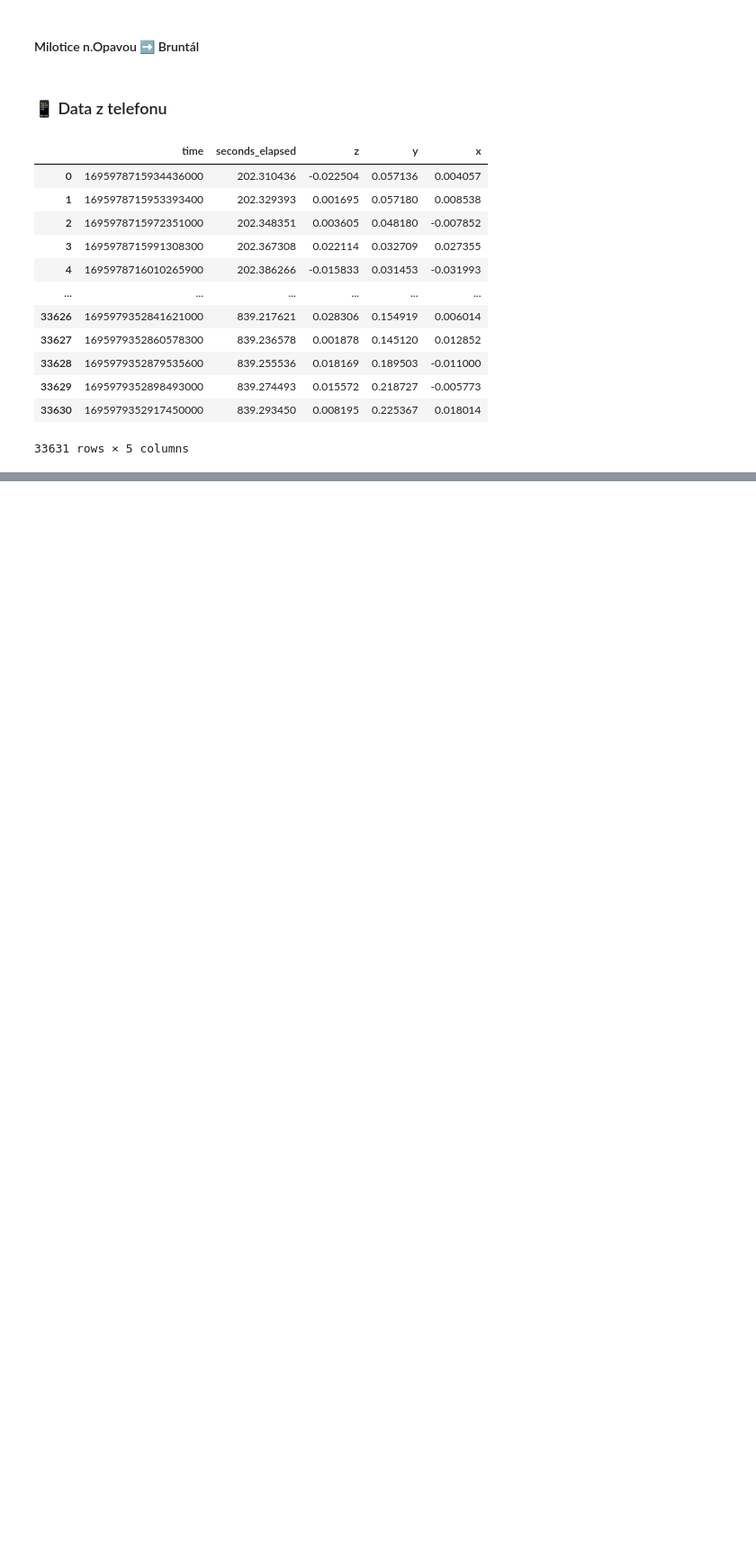
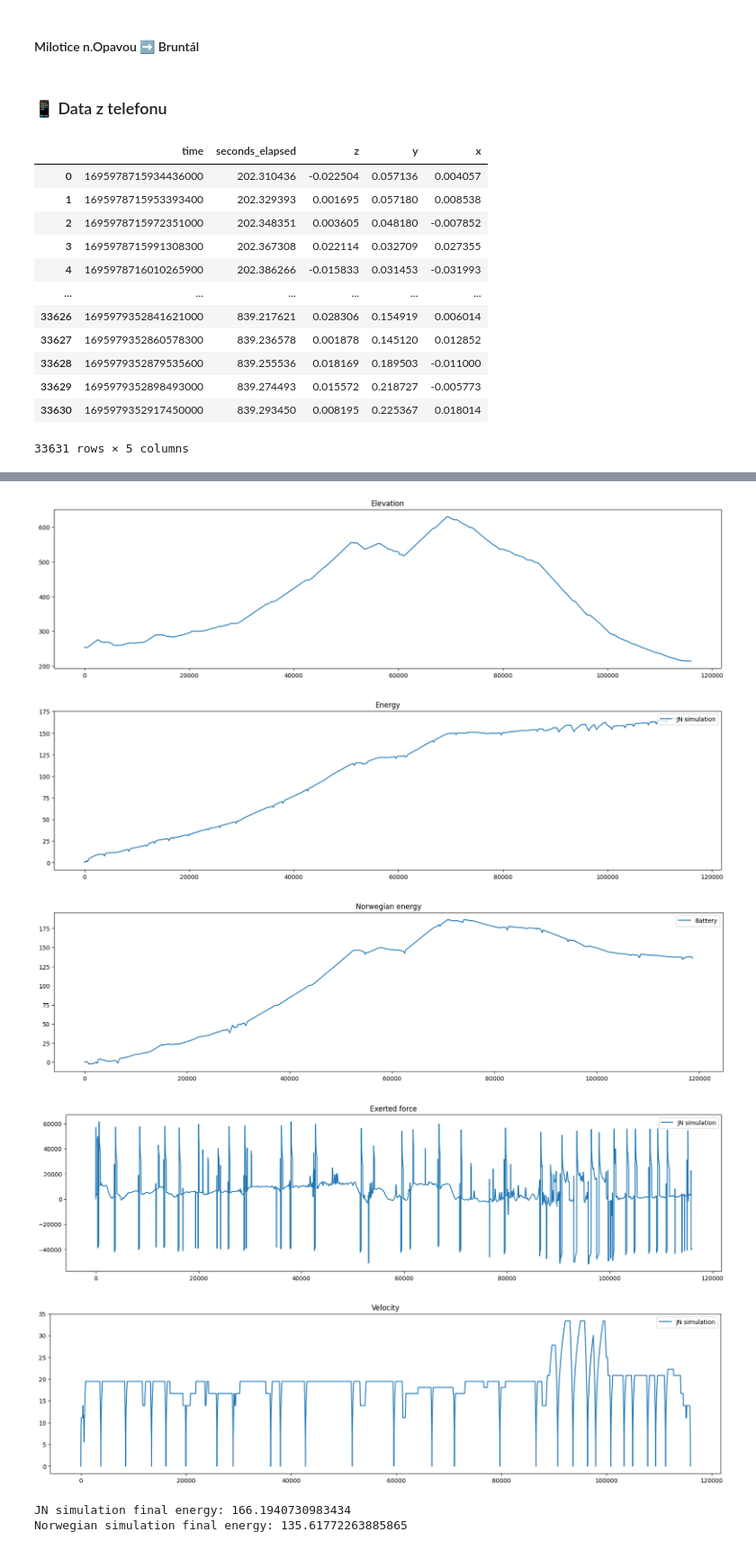
Before and after one commit to Sawy7/trainmap-consumption-api, a Jupyter notebook: train-exploration/train-exploration.ipynb, the cells around one changed output, grey strips where cells are left out. Shown at 90% size. Saved outputs shown, nothing was run; the diff lists cells and outputs as text; code cells hidden in the pictures; blank space fills up the shorter version.

Commit message:
First look at Norwegian simulation

```diff
--- a/train-exploration/train-exploration.ipynb
+++ b/train-exploration/train-exploration.ipynb
@@ -401,0 +489,27 @@ render_plot(
+# %%
+# Read and process
+df_norway = pd.read_csv("../testing-data/norway-sim/West_energy.csv", delimiter=",", header=[0,1])
+df_norway.columns = [x[0] for x in df_norway.columns]
+df_norway = df_norway.rename(columns={"Unnamed: 0_level_0": "distance"})
+
+# Remove first few stations (Ostrava-Opava)
+df_norway = df_norway[df_norway["distance"] >= 36000]
+df_norway.reset_index(inplace=True, drop=True)
+
+# Reset variables
+for k in df_norway.keys():
+    offset_value = df_norway[k].iloc[0]
+    df_norway[k] = df_norway[k] - offset_value
+
+compare_data_2sim(
+    df_norway,
+    "../testing-data/norway-sim/opava-olomouc.geojson"
+)
+# %% [output]
+[figure, added]
+[figure, added]
+[figure, added]
+[figure, added]
+[figure, added]
+JN simulation final energy: 166.1940730983434
+Norwegian simulation final energy: 135.61772263885865
```
Also changed, not shown: parts of 9 cells of this notebook, 4 other files.
